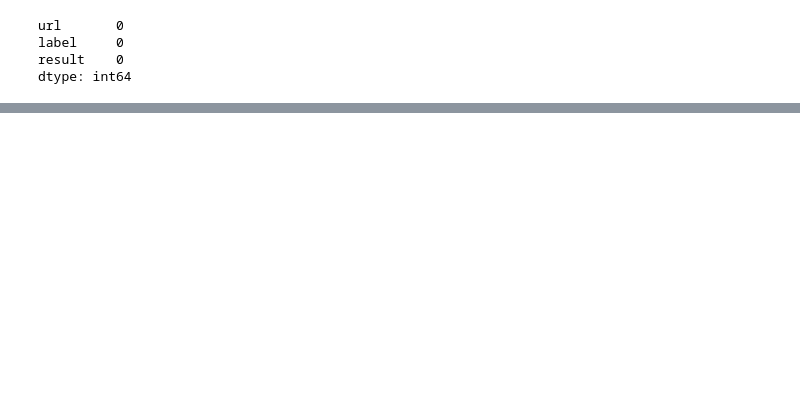
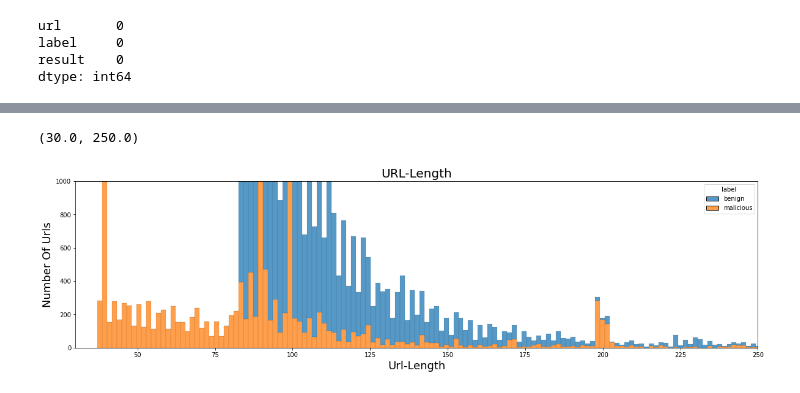
Before and after one commit to Mansi2814/Malicious-URL-Detection, a Jupyter notebook: notebooks/Untitled.ipynb, the cells around one changed output, grey strips where cells are left out. Saved outputs shown, nothing was run; the diff lists cells and outputs as text; code cells hidden in the pictures; blank space fills up the shorter version.

```diff
--- a/notebooks/Untitled.ipynb
+++ b/notebooks/Untitled.ipynb
@@ -84,0 +111,11 @@ urldata.head()
+# %%
+plt.figure(figsize=(20,5))
+sns.histplot(data= urldata, x='url_length', hue='label', multiple='stack')
+plt.title("URL-Length",fontsize=20)
+plt.xlabel("Url-Length",fontsize=18)
+plt.ylabel("Number Of Urls",fontsize=18)
+plt.ylim(0,1000)
+plt.xlim(30,250)
+# %% [output]
+(30.0, 250.0)
+[figure, added]
```
Also changed, not shown: parts of 23 cells of this notebook, 1 other file.
